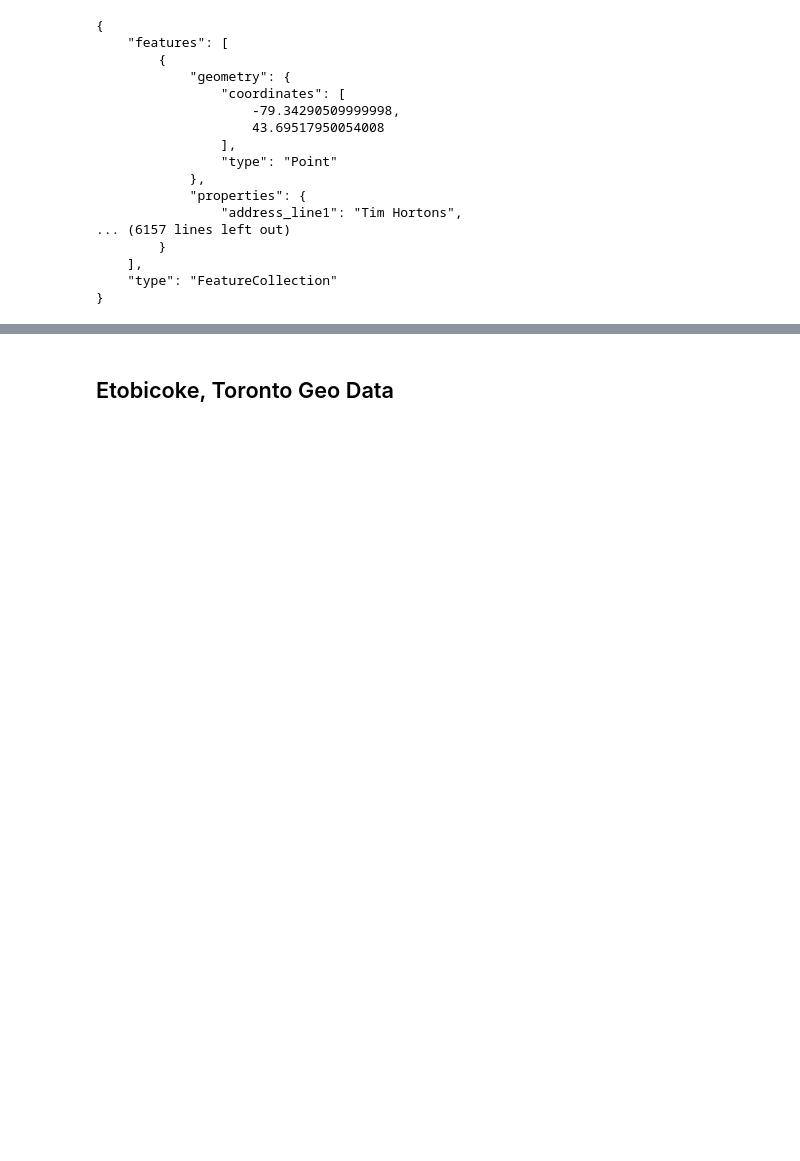
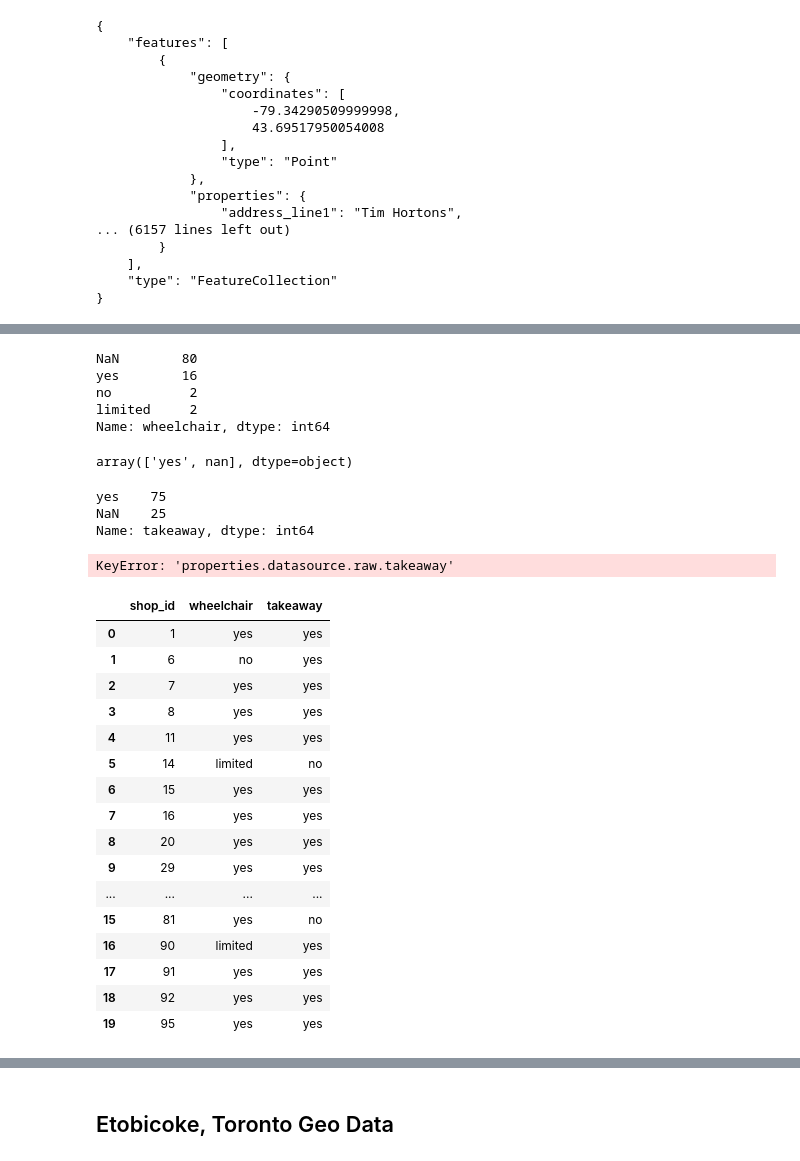
Before and after one commit to abedasalsabil/Group-3-Project-1, a Jupyter notebook: coffee-shops-toronto-districts.ipynb, the cells around one changed output, grey strips where cells are left out. Saved outputs shown, nothing was run; the diff lists cells and outputs as text; code cells hidden in the pictures; blank space fills up the shorter version.

```diff
--- a/coffee-shops-toronto-districts.ipynb
+++ b/coffee-shops-toronto-districts.ipynb
@@ -142,0 +189,47 @@ got 167 total features
+# %%
+sub_df['wheelchair'].value_counts(dropna=False)
+# %% [output]
+NaN        80
+yes        16
+no          2
+limited     2
+Name: wheelchair, dtype: int64
+# %%
+sub_df['takeaway'].unique()
+# %% [output]
+array(['yes', nan], dtype=object)
+# %%
+sub_df['takeaway'].value_counts(dropna=False)
+# %% [output]
+yes    75
+NaN    25
+Name: takeaway, dtype: int64
+# %%
+sub_df['properties.datasource.raw.takeaway'].head(7)
+# %% [output]
+KeyError: 'properties.datasource.raw.takeaway'
+# %%
+sub_df['takeaway'] = sub_df['takeaway'].fillna('no')
+# sub_df['wheelchair'] = sub_df['wheelchair'].fillna('not-available')
+# %%
+wheelchair = sub_df[['shop_id','wheelchair']].dropna()
+
+apple = wheelchair.merge(sub_df[['shop_id', 'takeaway']], on = 'shop_id')
+# %% [output]
+|  | shop_id | wheelchair | takeaway |
+| 0 | 1 | yes | yes |
+| 1 | 6 | no | yes |
+| 2 | 7 | yes | yes |
+| 3 | 8 | yes | yes |
+| 4 | 11 | yes | yes |
+| 5 | 14 | limited | no |
+| 6 | 15 | yes | yes |
+| 7 | 16 | yes | yes |
+| 8 | 20 | yes | yes |
+| 9 | 29 | yes | yes |
+| ... | ... | ... | ... |
+| 15 | 81 | yes | no |
+| 16 | 90 | limited | yes |
+| 17 | 91 | yes | yes |
+| 18 | 92 | yes | yes |
+| 19 | 95 | yes | yes |
```
Also changed, not shown: parts of 8 cells of this notebook.
